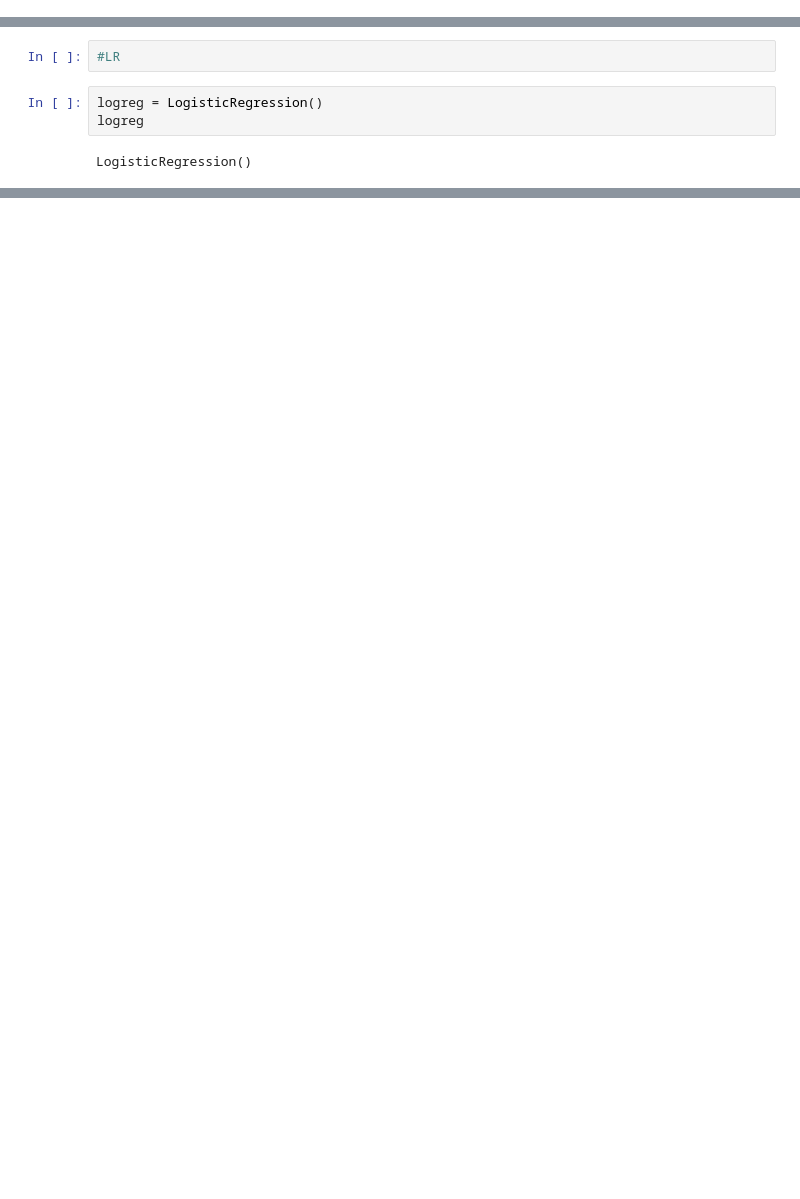
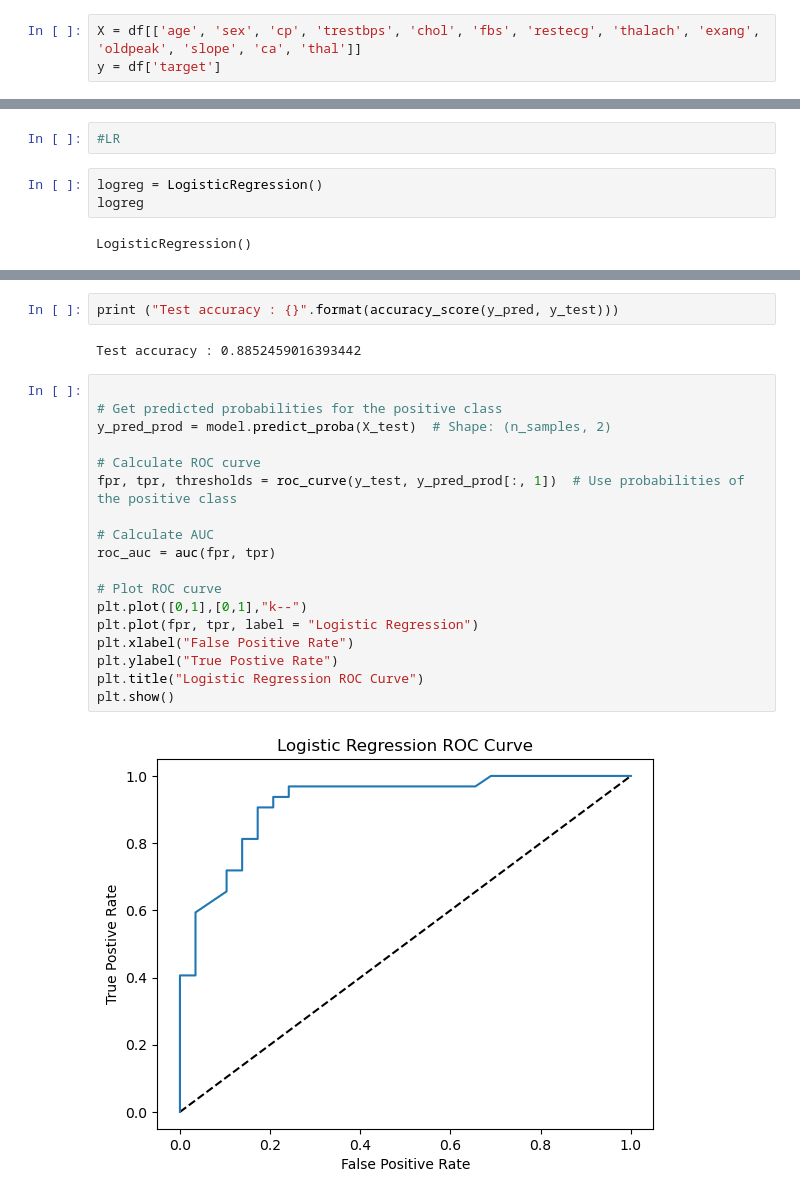
Before and after one commit to daniyalrosli/Final-Year-Project, a Jupyter notebook: heartcare(fyp).ipynb, the cells around one changed output, grey strips where cells are left out. Drawn from its saved outputs; the diff is of its cells as text; blank space fills up the shorter version.

Commit message:
lr model

```diff
--- a/heartcare(fyp).ipynb
+++ b/heartcare(fyp).ipynb
@@ -269,3 +269,6 @@ scaler = StandardScaler()
 scaler
 # %% [output]
 StandardScaler()
+# %%
+X = df[['age', 'sex', 'cp', 'trestbps', 'chol', 'fbs', 'restecg', 'thalach', 'exang', 'oldpeak', 'slope', 'ca', 'thal']]
+y = df['target']
@@ -293,0 +335,24 @@ NameError: name 'X_train' is not defined
+# %%
+print ("Test accuracy : {}".format(accuracy_score(y_pred, y_test)))
+# %% [output]
+Test accuracy : 0.8852459016393442
+# %%
+
+# Get predicted probabilities for the positive class
+y_pred_prod = model.predict_proba(X_test)  # Shape: (n_samples, 2)
+
+# Calculate ROC curve
+fpr, tpr, thresholds = roc_curve(y_test, y_pred_prod[:, 1])  # Use probabilities of the positive class
+
+# Calculate AUC
+roc_auc = auc(fpr, tpr)
+
+# Plot ROC curve
+plt.plot([0,1],[0,1],"k--")
+plt.plot(fpr, tpr, label = "Logistic Regression")
+plt.xlabel("False Positive Rate")
+plt.ylabel("True Postive Rate")
+plt.title("Logistic Regression ROC Curve")
+plt.show()
+# %% [output]
+[figure, added]
```
Also changed, not shown: parts of 5 cells of this notebook.
